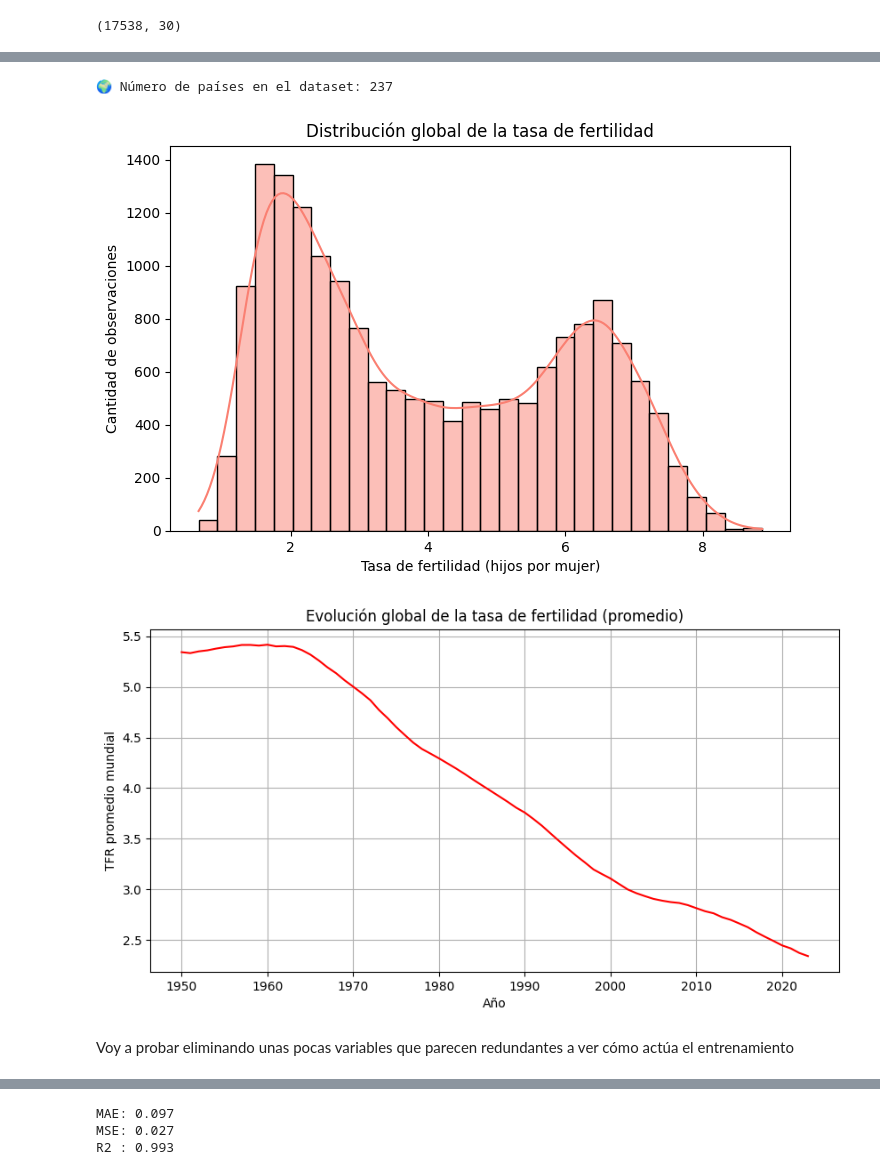
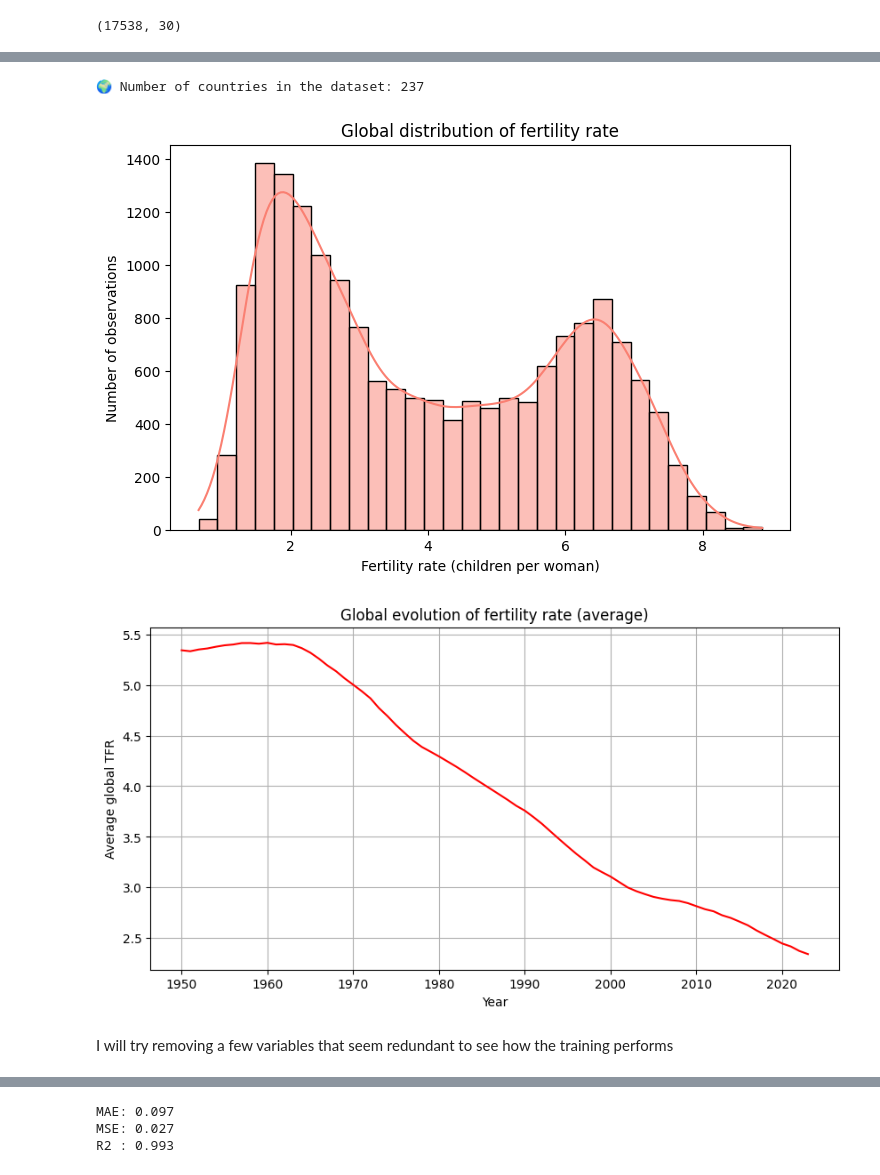
Before and after one commit to MariaJPacheco/Natalidad, a Jupyter notebook: Proyecto_natalidad.ipynb, the cells around one changed output, grey strips where cells are left out. Cells and saved outputs as stored; diff of their text form; code cells hidden in the pictures.

```diff
--- a/Proyecto_natalidad.ipynb
+++ b/Proyecto_natalidad.ipynb
@@ -127,31 +127,31 @@ plt.show()
 # %%
 n_paises = Countries['Region, subregion, country or area *'].nunique()
-print(f"🌍 Número de países en el dataset: {n_paises}")
+print(f"🌍 Number of countries in the dataset: {n_paises}")
 # %% [output]
-🌍 Número de países en el dataset: 237
+🌍 Number of countries in the dataset: 237
 # %%
 plt.figure(figsize=(8, 5))
 sns.histplot(Countries['Total Fertility Rate (live births per woman)'].dropna(), kde=True, bins=30, color='salmon')
-plt.title("Distribución global de la tasa de fertilidad")
-plt.xlabel("Tasa de fertilidad (hijos por mujer)")
-plt.ylabel("Cantidad de observaciones")
+plt.title("Global distribution of fertility rate")
+plt.xlabel("Fertility rate (children per woman)")
+plt.ylabel("Number of observations")
 plt.show()
 # %% [output]
-[figure, old version]
+[figure, new version]
 # %%
 df_yearly = Countries.groupby('Year')['Total Fertility Rate (live births per woman)'].mean().reset_index()
 
 plt.figure(figsize=(10, 5))
 sns.lineplot(data=df_yearly, x='Year', y='Total Fertility Rate (live births per woman)', color='red')
-plt.title("Evolución global de la tasa de fertilidad (promedio)")
-plt.xlabel("Año")
-plt.ylabel("TFR promedio mundial")
+plt.title("Global evolution of fertility rate (average)")
+plt.xlabel("Year")
+plt.ylabel("Average global TFR")
 plt.grid(True)
 plt.show()
 # %% [output]
-[figure, old version]
+[figure, new version]
 # %% [markdown]
-Voy a probar eliminando unas pocas variables que parecen redundantes a ver cómo actúa el entrenamiento
+I will try removing a few variables that seem redundant to see how the training performs
 # %%
 paises = Countries['Region, subregion, country or area *'].unique()
 
```
Also changed, not shown: parts of 18 cells of this notebook.
